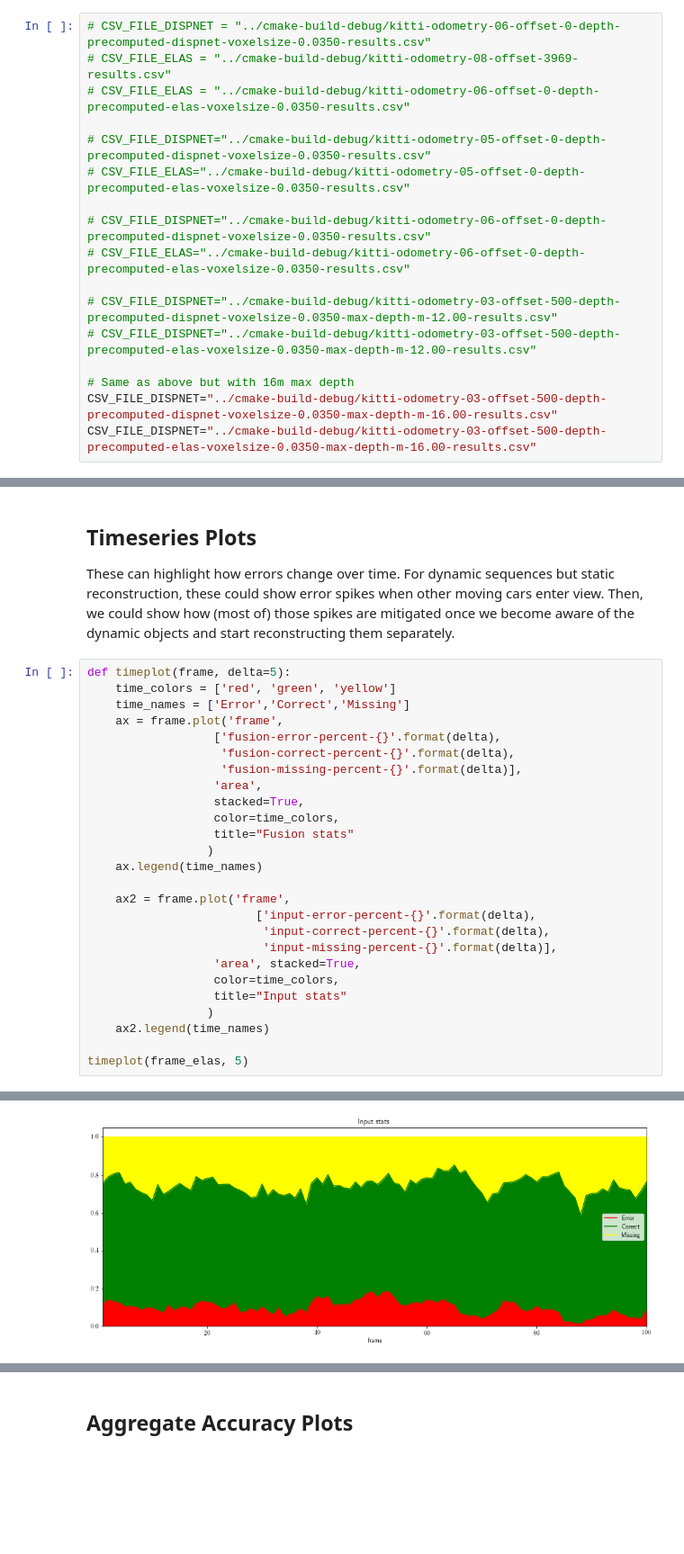
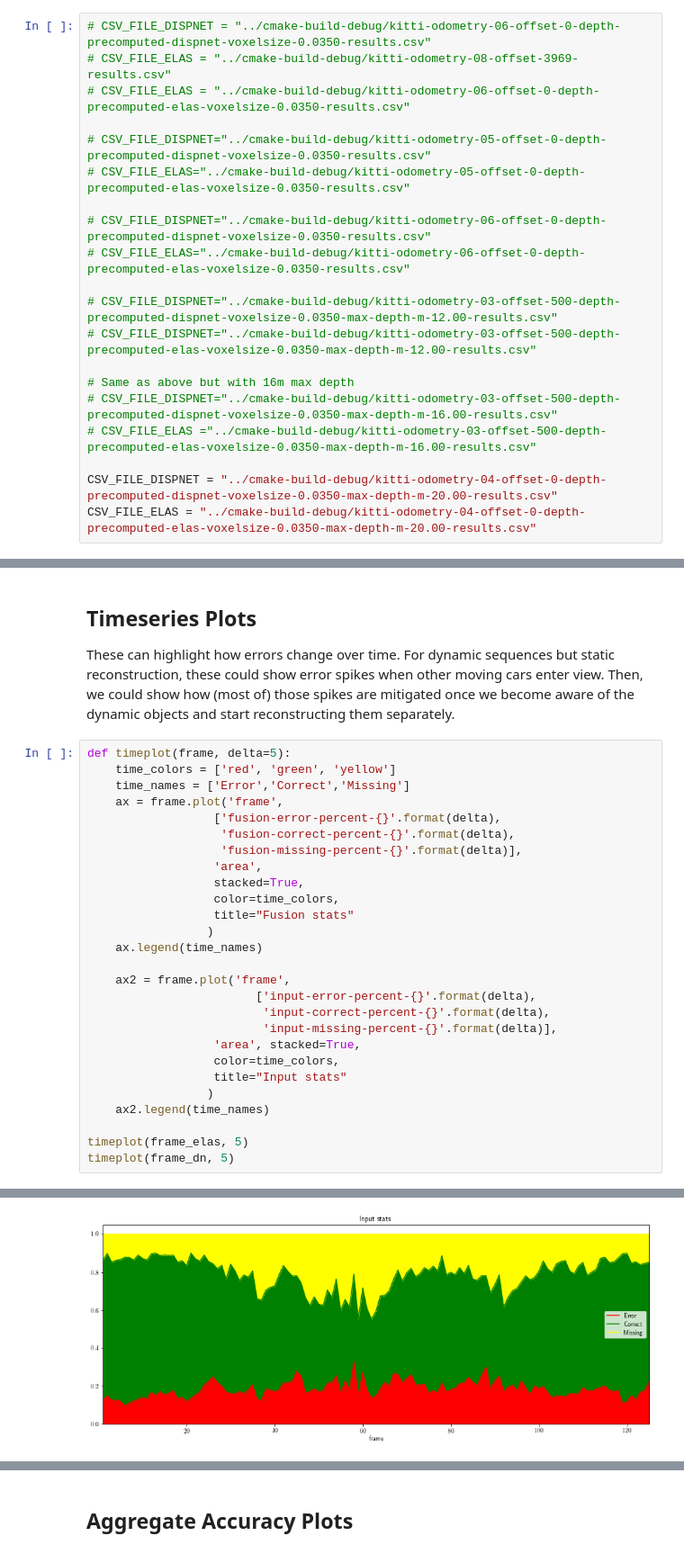
Before and after one commit to AndreiBarsan/DynSLAM, a Jupyter notebook: notebooks/DepthAnalysis.ipynb, the cells around one changed output, grey strips where cells are left out. Shown at 90% size. Cells and saved outputs as stored; diff of their text form; blank space fills up the shorter version.

```diff
--- a/notebooks/DepthAnalysis.ipynb
+++ b/notebooks/DepthAnalysis.ipynb
@@ -40,8 +40,11 @@ kitti-odometry-03-offset-0-depth-precomputed-elas-voxelsize-0.0350-max-depth-m-1
 # CSV_FILE_DISPNET="../cmake-build-debug/kitti-odometry-03-offset-500-depth-precomputed-elas-voxelsize-0.0350-max-depth-m-12.00-results.csv"
 
 # Same as above but with 16m max depth
-CSV_FILE_DISPNET="../cmake-build-debug/kitti-odometry-03-offset-500-depth-precomputed-dispnet-voxelsize-0.0350-max-depth-m-16.00-results.csv"
-CSV_FILE_DISPNET="../cmake-build-debug/kitti-odometry-03-offset-500-depth-precomputed-elas-voxelsize-0.0350-max-depth-m-16.00-results.csv"
+# CSV_FILE_DISPNET="../cmake-build-debug/kitti-odometry-03-offset-500-depth-precomputed-dispnet-voxelsize-0.0350-max-depth-m-16.00-results.csv"
+# CSV_FILE_ELAS ="../cmake-build-debug/kitti-odometry-03-offset-500-depth-precomputed-elas-voxelsize-0.0350-max-depth-m-16.00-results.csv"
+
+CSV_FILE_DISPNET = "../cmake-build-debug/kitti-odometry-04-offset-0-depth-precomputed-dispnet-voxelsize-0.0350-max-depth-m-20.00-results.csv"
+CSV_FILE_ELAS = "../cmake-build-debug/kitti-odometry-04-offset-0-depth-precomputed-elas-voxelsize-0.0350-max-depth-m-20.00-results.csv"
 # %%
 frame_dn = pd.read_csv(CSV_FILE_DISPNET)
 frame_elas = pd.read_csv(CSV_FILE_ELAS)
@@ -150,4 +153,5 @@ def timeplot(frame, delta=5):
     ax2.legend(time_names)
 
 timeplot(frame_elas, 5)
+timeplot(frame_dn, 5)
 # %% [output]
@@ -155 +159 @@ timeplot(frame_elas, 5)
-[figure, old version]
+[figure, new version]
```
Also changed, not shown: parts of 6 cells of this notebook, 7 other files.
